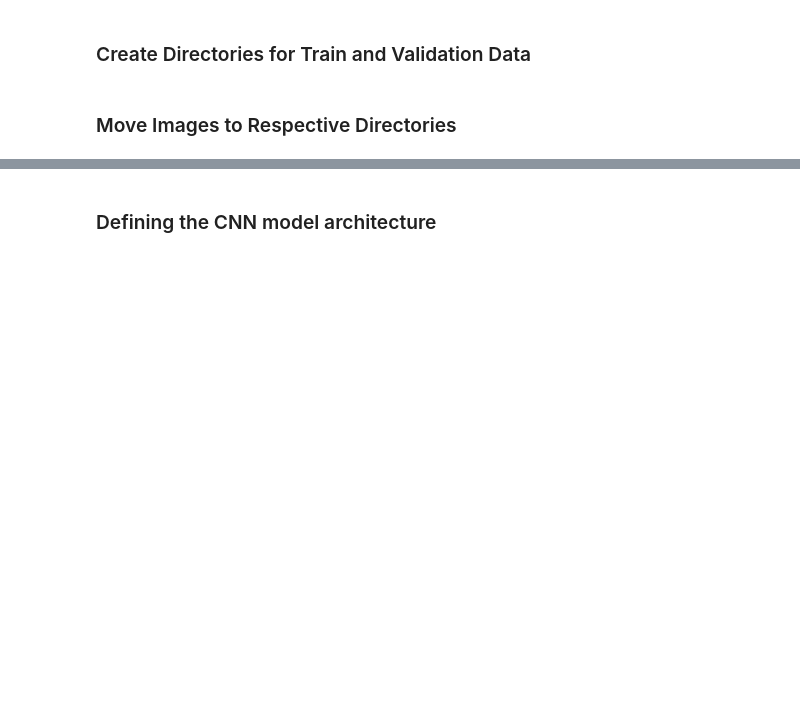
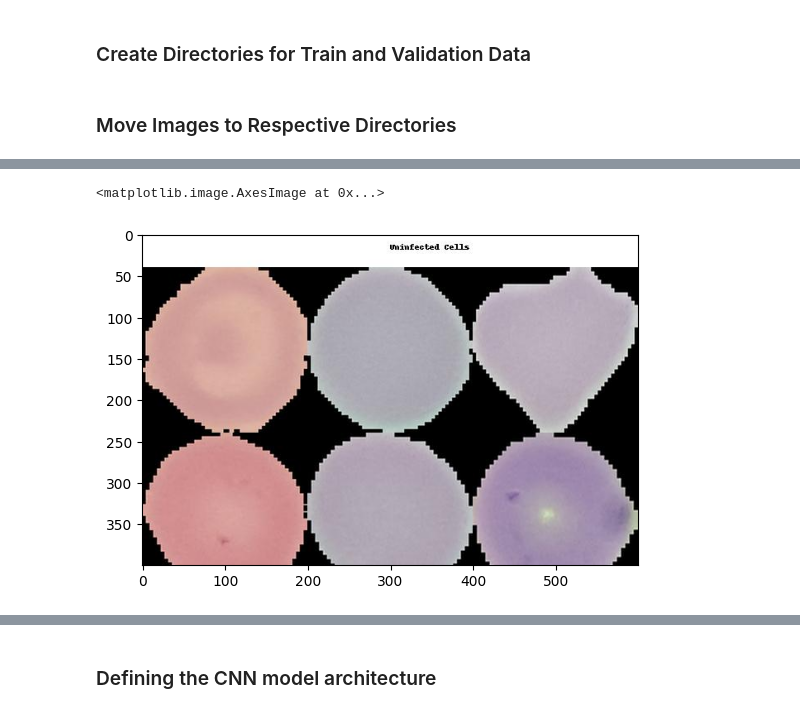
Before and after one commit to diandrarad/Malaria-Detection, a Jupyter notebook: notebook.ipynb, the cells around one changed output, grey strips where cells are left out. Drawn from its saved outputs; the diff is of its cells as text; code cells hidden in the pictures; blank space fills up the shorter version.

```diff
--- a/notebook.ipynb
+++ b/notebook.ipynb
@@ -147 +236,32 @@ move_images(val_paths, val_labels, val_dir)
+# %%
+image_directory = 'test_data/Uninfected'
+image_paths = [os.path.join(image_directory, f) for f in os.listdir(image_directory)]
+title = 'Uninfected Cells'
+
+# Create a drawing object
+collage = Image.new('RGB', (collage_width, collage_height), 'white')
+draw = ImageDraw.Draw(collage)
+
+# Draw the title at the top
+title_position = (collage_width // 2 - draw.textbbox((0, 0), title)[0] // 2, 10)
+draw.text(title_position, title, fill='black')
+
+# Loop through the image paths and paste them onto the collage
+image_size = (collage_width // 3, collage_height // 2)
+for i, path in enumerate(image_paths):
+    img = Image.open(path)
+    img = img.resize(image_size, Image.LANCZOS)
+    position = (i % 3 * image_size[0], i // 3 * image_size[1] + 40)  # Add 40 for title space
+    collage.paste(img, position)
+
+# Save the collage to the output directory
+output_path = os.path.join(output_dir, 'Uninfected.jpg')
+collage.save(output_path)
+# %%
+# Display the collage
+collage = plt.imread(output_path)
+plt.imshow(collage)
+# %% [output]
+<matplotlib.image.AxesImage at 0x...>
+[figure, added]
 # %%
```
Also changed, not shown: parts of 29 cells of this notebook, 3 other files.
